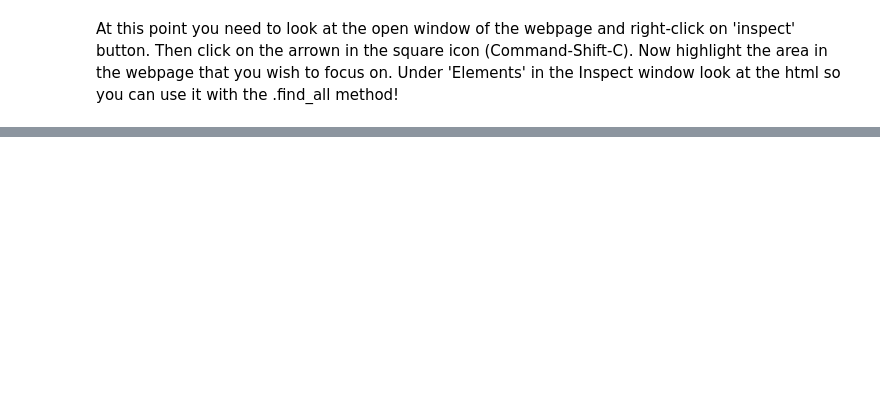
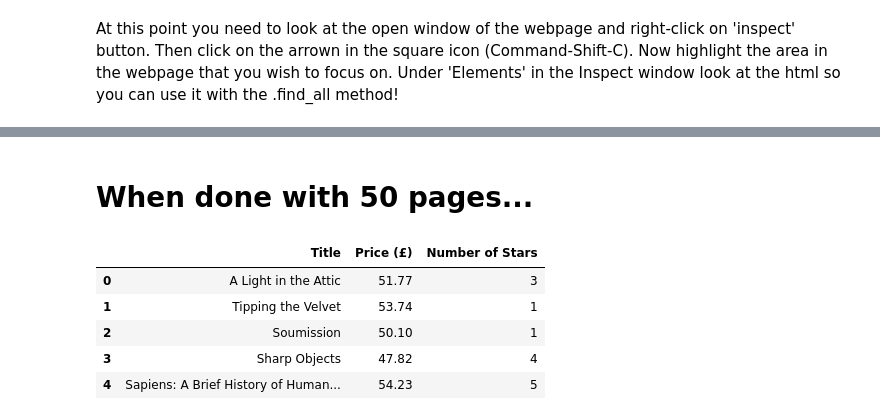
Before and after one commit to twhipple/Web_Scraping_Books, a Jupyter notebook: Web_Scraping_Books.ipynb, the cells around one changed output, grey strips where cells are left out. Saved outputs shown, nothing was run; the diff lists cells and outputs as text; code cells hidden in the pictures; blank space fills up the shorter version.

```diff
--- a/Web_Scraping_Books.ipynb
+++ b/Web_Scraping_Books.ipynb
@@ -346,0 +445,14 @@ next_button.send_keys(keys.ENTER)
+# %% [markdown]
+# When done with 50 pages...
+# %%
+# Turn our three lists into a dataframe
+df = pd.DataFrame(list(zip(title_list, price_list, star_list)),
+               columns =['Title', 'Price (£)', 'Number of Stars'])
+df.head()
+# %% [output]
+|  | Title | Price (£) | Number of Stars |
+| 0 | A Light in the Attic | 51.77 | 3 |
+| 1 | Tipping the Velvet | 53.74 | 1 |
+| 2 | Soumission | 50.10 | 1 |
+| 3 | Sharp Objects | 47.82 | 4 |
+| 4 | Sapiens: A Brief History of Human... | 54.23 | 5 |
```
Also changed, not shown: parts of 104 cells of this notebook.
